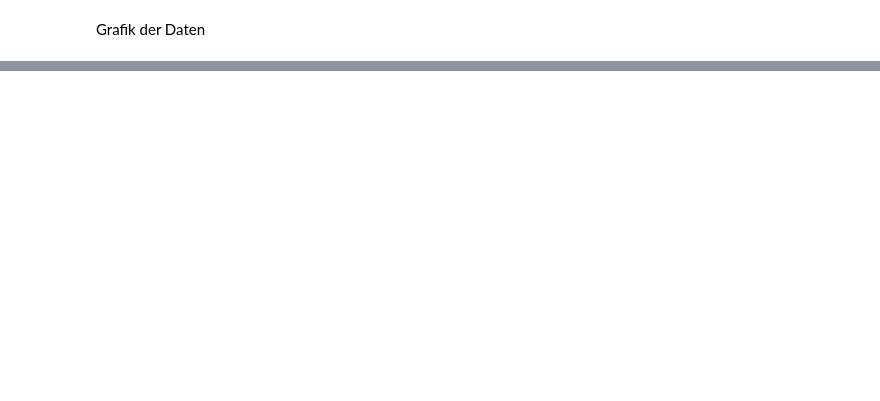
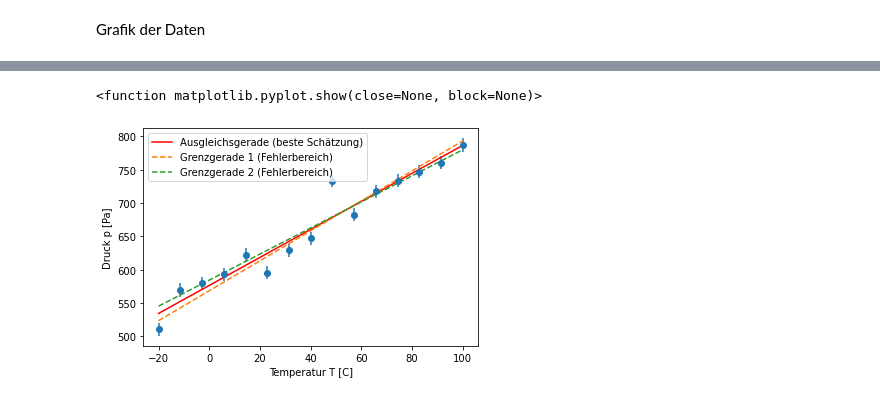
Before and after one commit to mattmunnich/error_prop_with_python, a Jupyter notebook: lineare_regression.ipynb, the cells around one changed output, grey strips where cells are left out. Saved outputs shown, nothing was run; the diff lists cells and outputs as text; code cells hidden in the pictures; blank space fills up the shorter version.

```diff
--- a/lineare_regression.ipynb
+++ b/lineare_regression.ipynb
@@ -86,0 +99,12 @@ plt.show
+# %%
+plt.errorbar(T,p,yerr=Dp,fmt='o')
+plt.plot(T, a*T+b,'r', label="Ausgleichsgerade (beste Schätzung)")
+plt.xlabel('Temperatur T [C]')
+plt.ylabel('Druck p [Pa]')
+plt.plot(T,(a+Da)*T+b-Db,'--', label="Grenzgerade 1 (Fehlerbereich)")
+plt.plot(T,(a-Da)*T+b+Db,'--', label="Grenzgerade 2 (Fehlerbereich)")
+plt.legend(loc='upper left')
+plt.show
+# %% [output]
+<function matplotlib.pyplot.show(close=None, block=None)>
+[figure, added]
```
Also changed, not shown: parts of 24 cells of this notebook, 3 other files.
